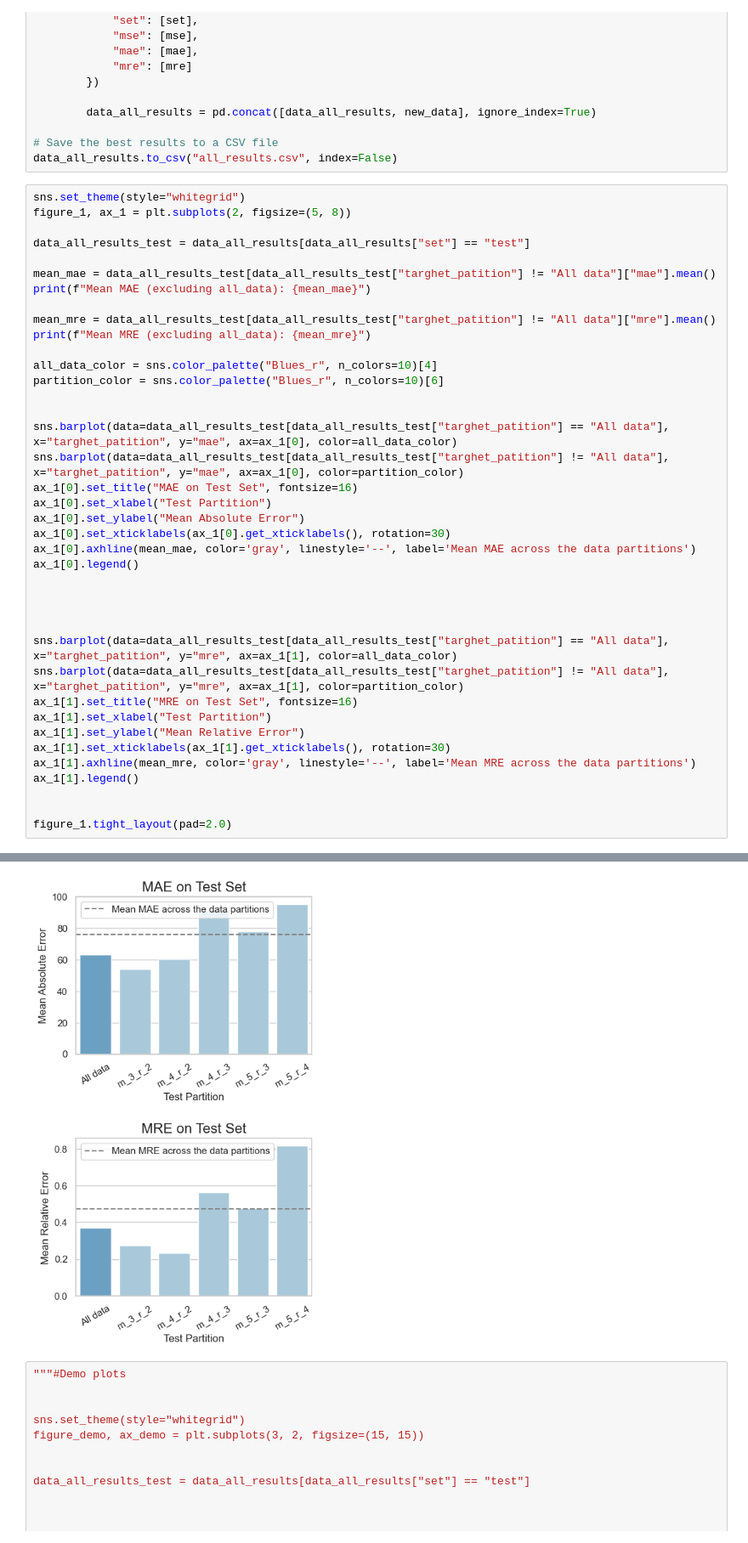
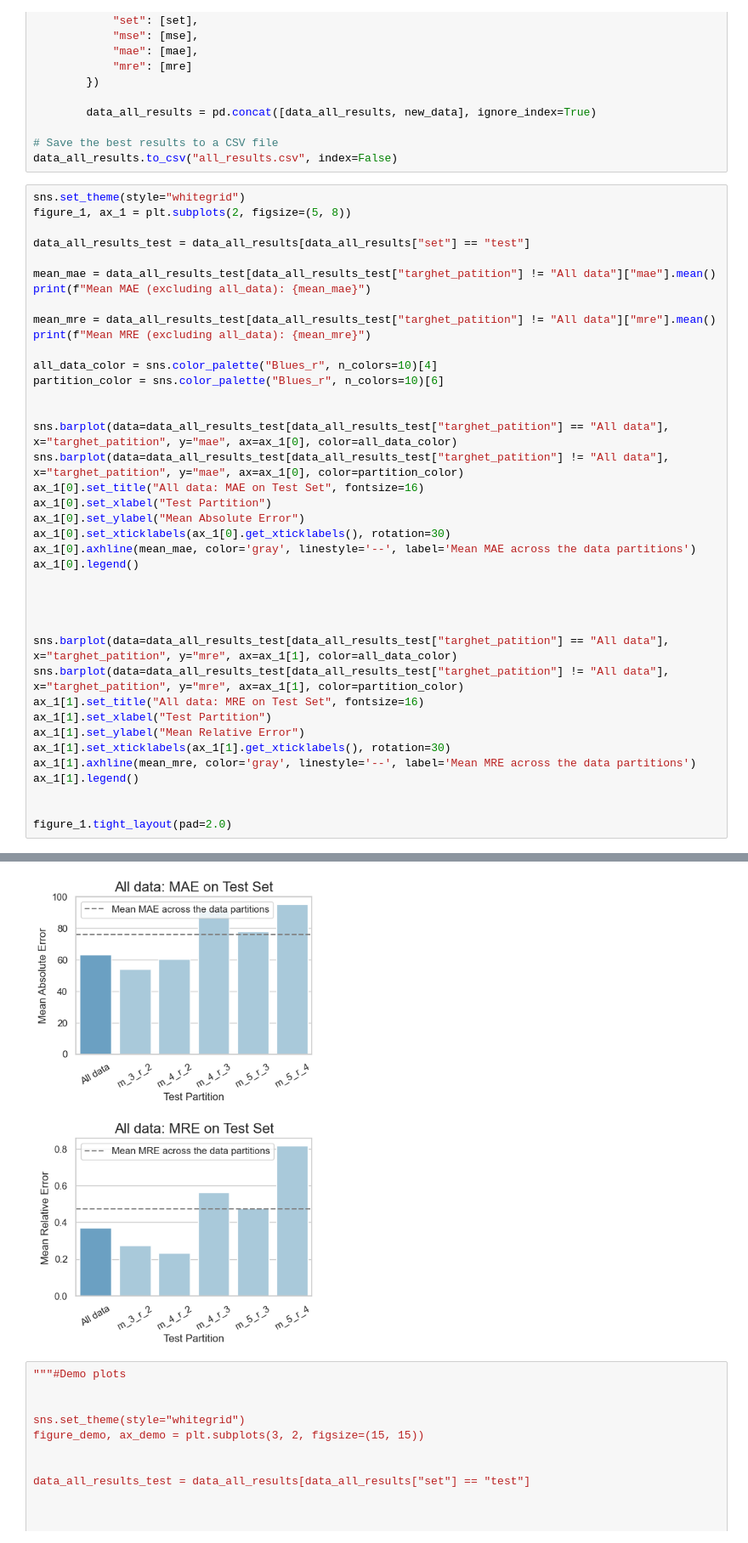
Before and after one commit to muraronicola/Approximating-volume-computations-via-GNNs, a Jupyter notebook: Generalization.ipynb, the cells around one changed output, grey strips where cells are left out. Shown: that part at 85% size. Drawn from its saved outputs; the diff is of its cells as text.

```diff
--- a/Generalization.ipynb
+++ b/Generalization.ipynb
@@ -319,36 +319,36 @@ mean_mre = data_all_results_test[data_all_results_test["targhet_patition"] != "A
 print(f"Mean MRE (excluding all_data): {mean_mre}")
 
 all_data_color = sns.color_palette("Blues_r", n_colors=10)[4]
 partition_color = sns.color_palette("Blues_r", n_colors=10)[6]
 
 
 sns.barplot(data=data_all_results_test[data_all_results_test["targhet_patition"] == "All data"], x="targhet_patition", y="mae", ax=ax_1[0], color=all_data_color)
 sns.barplot(data=data_all_results_test[data_all_results_test["targhet_patition"] != "All data"], x="targhet_patition", y="mae", ax=ax_1[0], color=partition_color)
-ax_1[0].set_title("MAE on Test Set", fontsize=16)
+ax_1[0].set_title("All data: MAE on Test Set", fontsize=16)
 ax_1[0].set_xlabel("Test Partition")
 ax_1[0].set_ylabel("Mean Absolute Error")
 ax_1[0].set_xticklabels(ax_1[0].get_xticklabels(), rotation=30)
 ax_1[0].axhline(mean_mae, color='gray', linestyle='--', label='Mean MAE across the data partitions')
 ax_1[0].legend()
 
 
 
 
 sns.barplot(data=data_all_results_test[data_all_results_test["targhet_patition"] == "All data"], x="targhet_patition", y="mre", ax=ax_1[1], color=all_data_color)
 sns.barplot(data=data_all_results_test[data_all_results_test["targhet_patition"] != "All data"], x="targhet_patition", y="mre", ax=ax_1[1], color=partition_color)
-ax_1[1].set_title("MRE on Test Set", fontsize=16)
+ax_1[1].set_title("All data: MRE on Test Set", fontsize=16)
 ax_1[1].set_xlabel("Test Partition")
 ax_1[1].set_ylabel("Mean Relative Error")
 ax_1[1].set_xticklabels(ax_1[1].get_xticklabels(), rotation=30)
 ax_1[1].axhline(mean_mre, color='gray', linestyle='--', label='Mean MRE across the data partitions')
 ax_1[1].legend()
 
 
 figure_1.tight_layout(pad=2.0)
 # %% [output]
 Mean MAE (excluding all_data): 75.8391235241294
 Mean MRE (excluding all_data): 0.4723597259121067
-[figure, old version]
+[figure, new version]
 # %%
 """#Demo plots
 
```
Also changed, not shown: parts of 2 cells of this notebook, 3 other files.
